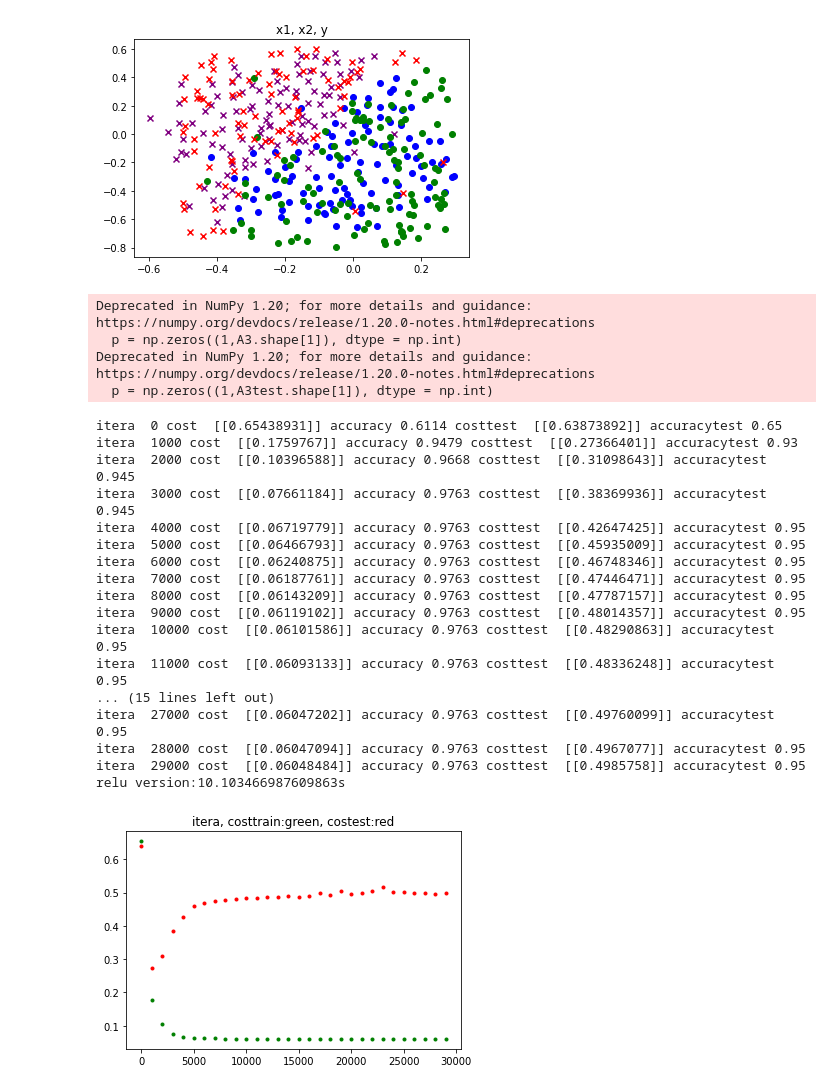
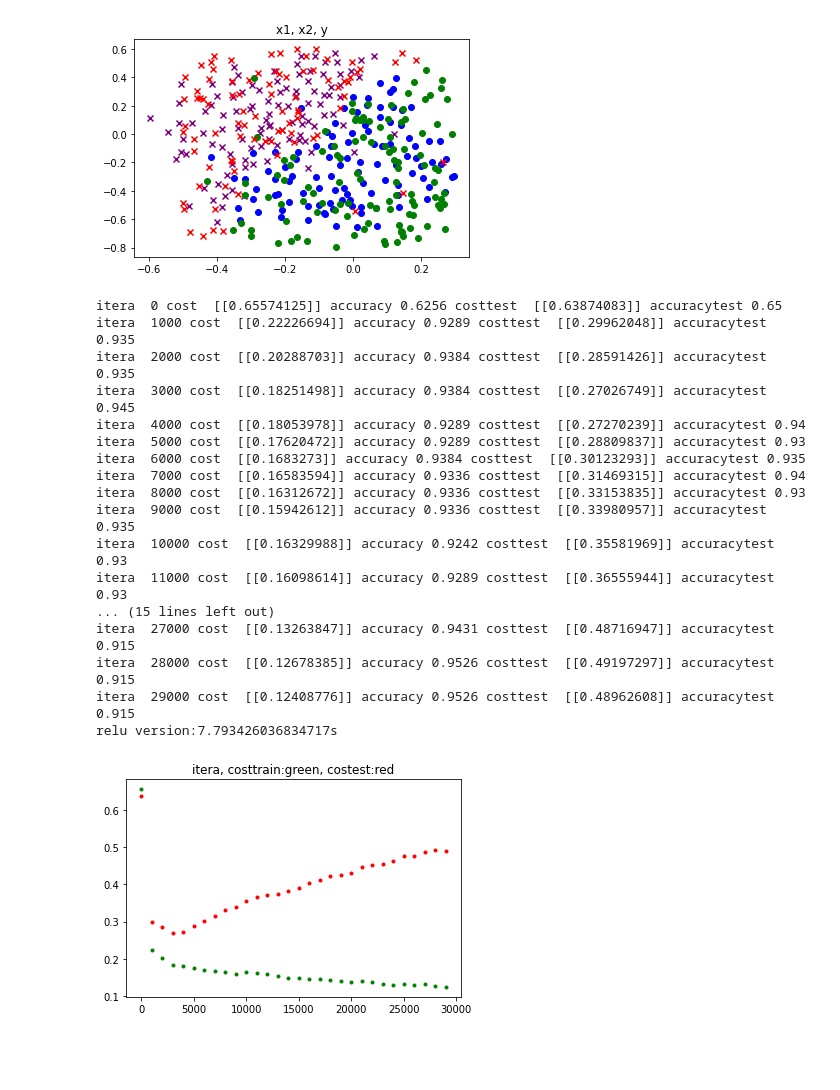
Before and after one commit to asddzxcc1856/python2022, a Jupyter notebook: 425/hw03.ipynb, the cells around one changed output. Cells and saved outputs as stored; diff of their text form; code cells hidden in the pictures; blank space fills up the shorter version.

```diff
--- a/425/hw03.ipynb
+++ b/425/hw03.ipynb
@@ -179,22 +179,22 @@ def model(X,Y,Xtest,Ytest,learning_rate = 0.3, lambd = 0, keep_prob = 1, num_ite
         elif keep_prob < 1:
             grads = backwardprop_dropout(X, Y, cache, keep_prob)
         if itera % 1000 == 0:
-            cost = -1/np.shape(X)[1] * np.nansum((Y * np.log(A3 + 1e-6) + (1 - Y)* np.log(1 - A3 + 1e-6)),axis = 1,keepdims = True)
+            cost = -1/np.shape(X)[1] * np.nansum((Y * np.log(A3) + (1 - Y)* np.log(1 - A3)),axis = 1,keepdims = True)
 
             if lambd != 0:
                 L2_reg_cost = 1 / np.shape(X)[1] * lambd / 2 * (np.sum(np.square(WT1)) + np.sum(np.square(WT2)) + np.sum(np.square(WT2)))
                 cost += L2_reg_cost
-            p = np.zeros((1,A3.shape[1]), dtype = np.int)
+            p = np.zeros((1,A3.shape[1]), dtype = np.int64)
             for i in range(0, A3.shape[1]):
                 if A3[0,i] > 0.5: p[0,i] = 1
                 else: p[0,i] = 0
             accuracy = np.mean((p[0,:] == Y[0,:]))
             A3test, cache = forwardprop(Xtest,parameters)
-            costtest = -1/np.shape(Xtest)[1] * np.nansum((Ytest * np.log(A3test + 1e-6) + (1 - Ytest)* np.log(1 - A3test + 1e-6)),axis = 1,keepdims = True)
+            costtest = -1/np.shape(Xtest)[1] * np.nansum((Ytest * np.log(A3test) + (1 - Ytest)* np.log(1 - A3test)),axis = 1,keepdims = True)
             if lambd != 0:
                 L2_reg_cost = 1 / np.shape(Xtest)[1] * lambd / 2 * (np.sum(np.square(WT1)) + np.sum(np.square(WT2)) + np.sum(np.square(WT2)))
                 costtest += L2_reg_cost
-            p = np.zeros((1,A3test.shape[1]), dtype = np.int)
+            p = np.zeros((1,A3test.shape[1]), dtype = np.int64)
             for i in range(0, A3test.shape[1]):
                 if A3test[0,i] > 0.5: p[0,i] = 1
                 else: p[0,i] = 0
@@ -214,30 +214,26 @@ def model(X,Y,Xtest,Ytest,learning_rate = 0.3, lambd = 0, keep_prob = 1, num_ite
     plt.show()
     return parameters
 # %%
-parameters = model(X,Y,Xtest,Ytest,0.3,lambd = 0,keep_prob = 0.86,num_iterations = 30000)
+parameters = model(X,Y,Xtest,Ytest,0.3,lambd = 0,keep_prob = 1,num_iterations = 30000)
 # %% [output]
-Deprecated in NumPy 1.20; for more details and guidance: https://numpy.org/devdocs/release/1.20.0-notes.html#deprecations
-  p = np.zeros((1,A3.shape[1]), dtype = np.int)
-Deprecated in NumPy 1.20; for more details and guidance: https://numpy.org/devdocs/release/1.20.0-notes.html#deprecations
-  p = np.zeros((1,A3test.shape[1]), dtype = np.int)
+itera  0 cost  [[0.65574125]] accuracy 0.6256 costtest  [[0.63874083]] accuracytest 0.65
+itera  1000 cost  [[0.22226694]] accuracy 0.9289 costtest  [[0.29962048]] accuracytest 0.935
+itera  2000 cost  [[0.20288703]] accuracy 0.9384 costtest  [[0.28591426]] accuracytest 0.935
+itera  3000 cost  [[0.18251498]] accuracy 0.9384 costtest  [[0.27026749]] accuracytest 0.945
+itera  4000 cost  [[0.18053978]] accuracy 0.9289 costtest  [[0.27270239]] accuracytest 0.94
+itera  5000 cost  [[0.17620472]] accuracy 0.9289 costtest  [[0.28809837]] accuracytest 0.93
+itera  6000 cost  [[0.1683273]] accuracy 0.9384 costtest  [[0.30123293]] accuracytest 0.935
+itera  7000 cost  [[0.16583594]] accuracy 0.9336 costtest  [[0.31469315]] accuracytest 0.94
+itera  8000 cost  [[0.16312672]] accuracy 0.9336 costtest  [[0.33153835]] accuracytest 0.93
+itera  9000 cost  [[0.15942612]] accuracy 0.9336 costtest  [[0.33980957]] accuracytest 0.935
+itera  10000 cost  [[0.16329988]] accuracy 0.9242 costtest  [[0.35581969]] accuracytest 0.93
+itera  11000 cost  [[0.16098614]] accuracy 0.9289 costtest  [[0.36555944]] accuracytest 0.93
+... (15 lines left out)
+itera  27000 cost  [[0.13263847]] accuracy 0.9431 costtest  [[0.48716947]] accuracytest 0.915
+itera  28000 cost  [[0.12678385]] accuracy 0.9526 costtest  [[0.49197297]] accuracytest 0.915
+itera  29000 cost  [[0.12408776]] accuracy 0.9526 costtest  [[0.48962608]] accuracytest 0.915
+relu version:7.793426036834717s
-itera  0 cost  [[0.65438931]] accuracy 0.6114 costtest  [[0.63873892]] accuracytest 0.65
-itera  1000 cost  [[0.1759767]] accuracy 0.9479 costtest  [[0.27366401]] accuracytest 0.93
-itera  2000 cost  [[0.10396588]] accuracy 0.9668 costtest  [[0.31098643]] accuracytest 0.945
-itera  3000 cost  [[0.07661184]] accuracy 0.9763 costtest  [[0.38369936]] accuracytest 0.945
-itera  4000 cost  [[0.06719779]] accuracy 0.9763 costtest  [[0.42647425]] accuracytest 0.95
-itera  5000 cost  [[0.06466793]] accuracy 0.9763 costtest  [[0.45935009]] accuracytest 0.95
-itera  6000 cost  [[0.06240875]] accuracy 0.9763 costtest  [[0.46748346]] accuracytest 0.95
-itera  7000 cost  [[0.06187761]] accuracy 0.9763 costtest  [[0.47446471]] accuracytest 0.95
-itera  8000 cost  [[0.06143209]] accuracy 0.9763 costtest  [[0.47787157]] accuracytest 0.95
-itera  9000 cost  [[0.06119102]] accuracy 0.9763 costtest  [[0.48014357]] accuracytest 0.95
-itera  10000 cost  [[0.06101586]] accuracy 0.9763 costtest  [[0.48290863]] accuracytest 0.95
-itera  11000 cost  [[0.06093133]] accuracy 0.9763 costtest  [[0.48336248]] accuracytest 0.95
-... (15 lines left out)
-itera  27000 cost  [[0.06047202]] accuracy 0.9763 costtest  [[0.49760099]] accuracytest 0.95
-itera  28000 cost  [[0.06047094]] accuracy 0.9763 costtest  [[0.4967077]] accuracytest 0.95
-itera  29000 cost  [[0.06048484]] accuracy 0.9763 costtest  [[0.4985758]] accuracytest 0.95
-relu version:10.103466987609863s
-[figure, old version]
+[figure, new version]
 # %%
 A0 = np.zeros((n0,6400))
 for i in range(60):
```
Also changed, not shown: parts of 1 cell of this notebook.
